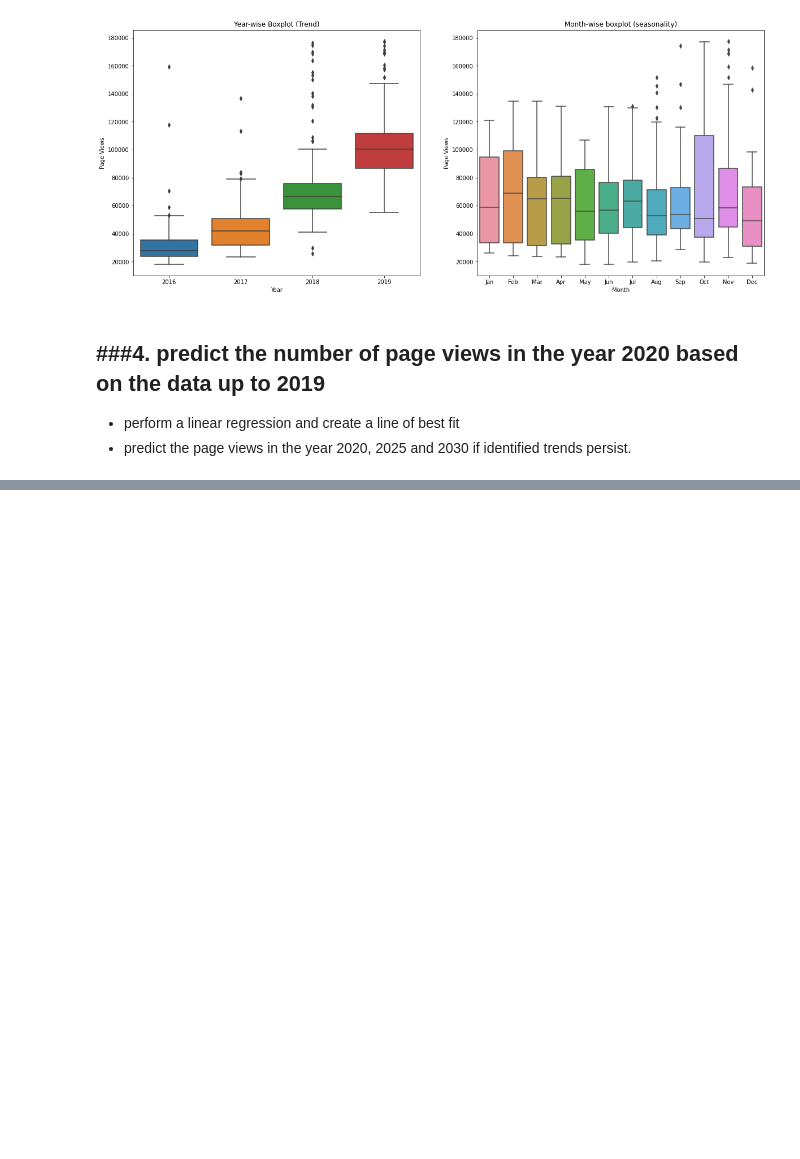
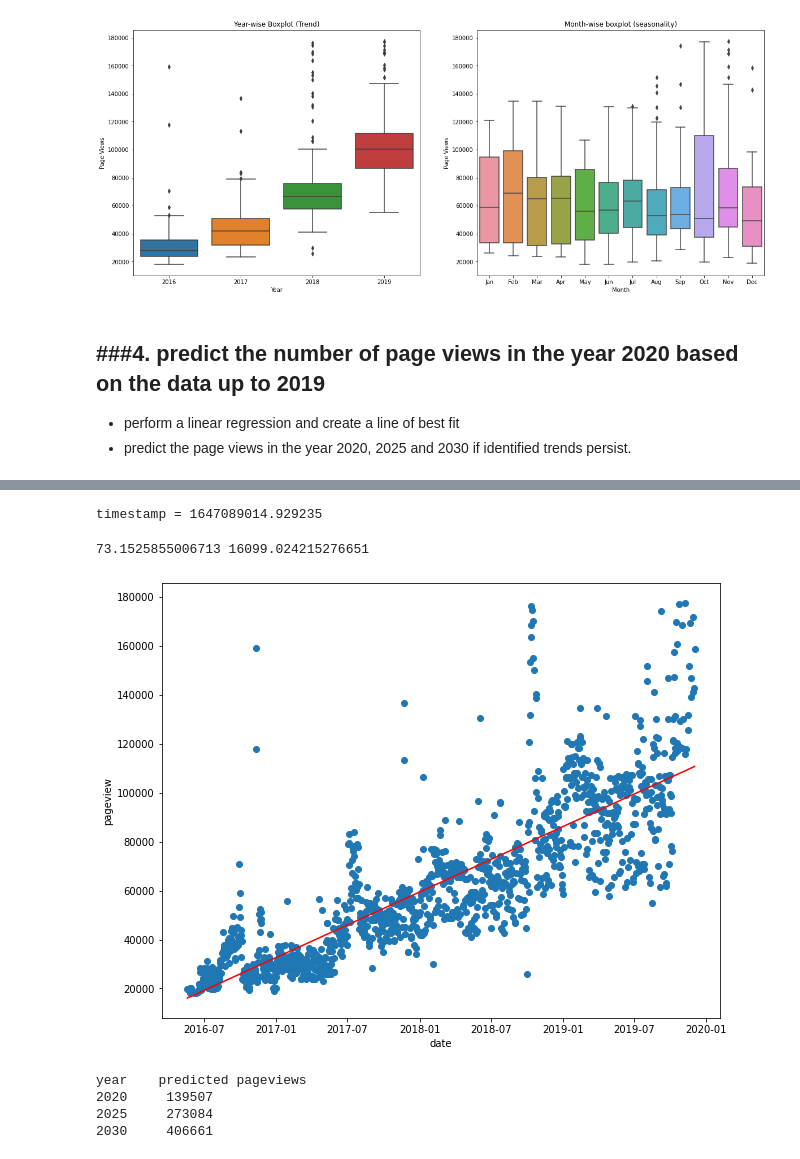
Before and after one commit to UnaRam/pythonFundamemtals, a Jupyter notebook: Una_Page_Views_Project.ipynb, the cells around one changed output, grey strips where cells are left out. Saved outputs shown, nothing was run; the diff lists cells and outputs as text; code cells hidden in the pictures; blank space fills up the shorter version.

```diff
--- a/Una_Page_Views_Project.ipynb
+++ b/Una_Page_Views_Project.ipynb
@@ -153,0 +285,58 @@ fig.show()
+# %%
+from datetime import datetime
+
+# current date and time
+now = datetime.now()
+
+timestamp = datetime.timestamp(now)
+print("timestamp =", timestamp)
+# %% [output]
+timestamp = 1647089014.929235
+# %%
+#plot
+import matplotlib.pyplot as plt
+import datetime
+
+def plot_regression(df,slope, intercept):
+  # wee_df = df.reset_index() - don't bother
+  wee_df = df
+  # print(wee_df.head())
+  y = wee_df['pageviews']
+  x = wee_df.index
+  delta = wee_df.index - wee_df.index[0]
+  x_days = delta.days #use days from start date - looks like this needs to be from a datetimeindex
+
+  plt.ylabel("pageview")
+  plt.xlabel("date")
+  plt.scatter(x,y)
+
+  #best fit
+  print(slope, intercept)
+  plt.plot(x,slope*x_days + intercept,color="red", label = "Best Fit")
+  plt.show()
+  # plt.plot(pd.to_datetime(x), line, color="green", label="Fitted line") - from Phoebe
+  earliest_date = wee_df.index[0].date()
+  return earliest_date# returns the start date
+
+
+
+def predict_outcome_2(slope, intercept, year_to_predict, start_date):
+  predict_date = datetime.date(year_to_predict, 12, 31)
+  delta_date = predict_date-start_date
+
+  predicted = intercept + slope*delta_date.days #delta_date is datetime.timedelta and can just view the .days
+  return predicted
+
+min_date = plot_regression(filtered_df, year_slope, year_intercept)
+print("year\tpredicted pageviews")
+for num in (2020,2025,2030):
+   print(num, "\t",round(predict_outcome_2(year_slope, year_intercept, num,min_date)))
+
+#  [139764.02219623327, 291848.44975874573, 443932.87732125074] is correct
+# %% [output]
+73.1525855006713 16099.024215276651
+[figure, added]
+year    predicted pageviews
+2020     139507
+2025     273084
+2030     406661
```
Also changed, not shown: parts of 13 cells of this notebook.
